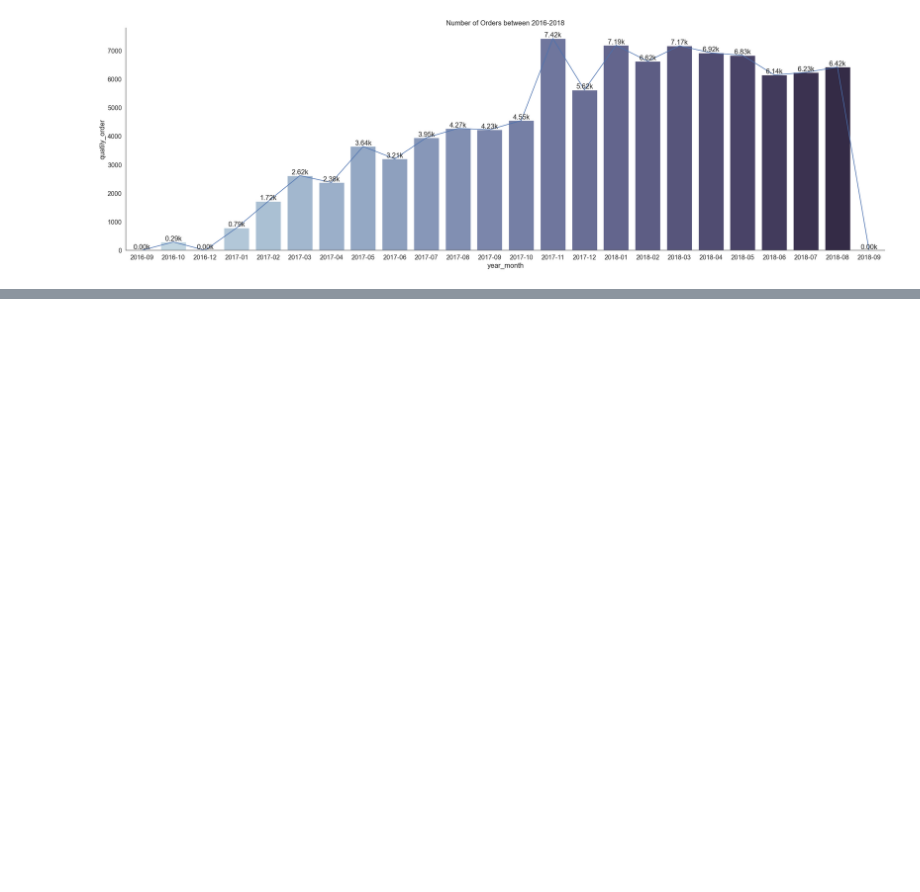
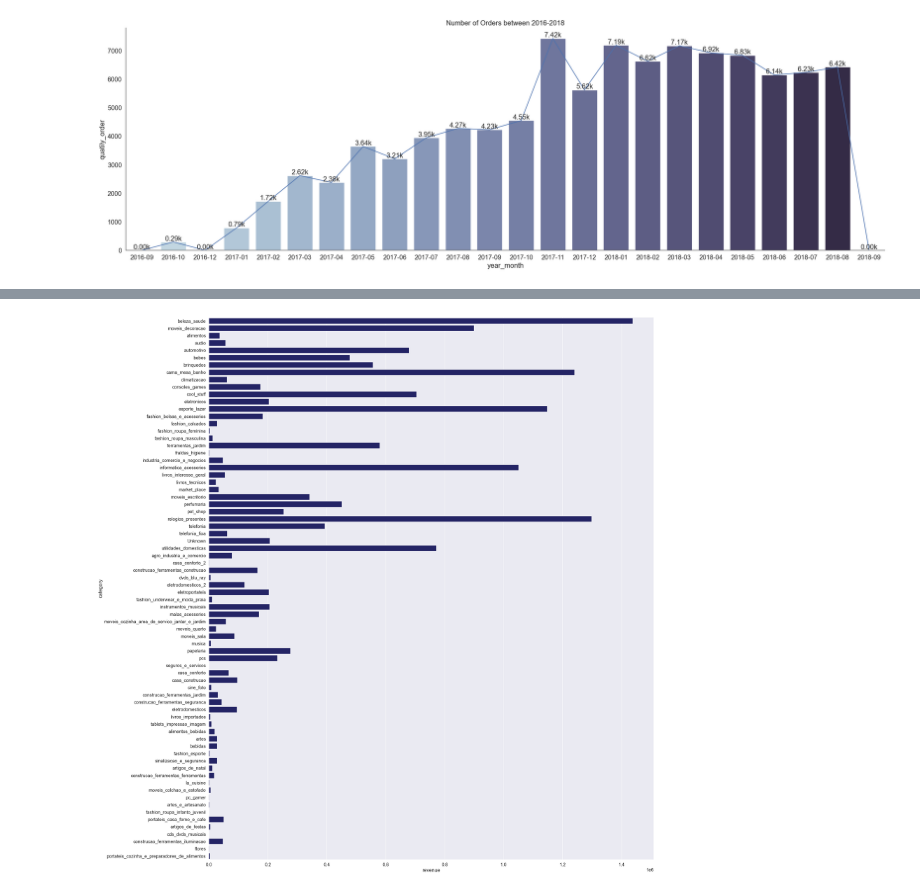
Before and after one commit to DaoNguyetMinh/ecommerce-data-analysis, a Jupyter notebook: Notebooks/Analyst.ipynb, the cells around one changed output, grey strips where cells are left out. Cells and saved outputs as stored; diff of their text form; code cells hidden in the pictures; blank space fills up the shorter version.

Commit message:
pandas analysis exploratory category

```diff
--- a/Notebooks/Analyst.ipynb
+++ b/Notebooks/Analyst.ipynb
@@ -24,7 +24,7 @@ df_customer_type_over_time = pd.read_csv("data-analysis/customer-type-over-time.
 df_customer_order_frequency_buckets = pd.read_csv("data-analysis/customer-order-frequency-buckets.csv")
 
 #Category
-df_growth_over_time = pd.read_csv("data-analysis/category-growth-over-time.csv")
+df_category_growth_over_time = pd.read_csv("data-analysis/category-growth-over-time.csv")
 df_retention_category_rate = pd.read_csv("data-analysis/retention-category-rate.csv")
 
 #Seller
@@ -338,0 +428,4 @@ ax.set_title('Number of Orders between 2016-2018');
+# %%
+df_category_growth_over_time['month'] = pd.to_datetime(df_category_growth_over_time['month'])
+# %%
+df_category_growth_over_time['year_month'] = (df_category_growth_over_time['month'].dt.to_period('M').astype(str))
@@ -338,0 +441,6 @@ ax.set_title('Number of Orders between 2016-2018');
+# %%
+plt.figure(figsize=(25, 25))
+sns.barplot(data=df_category_growth_over_time, x='revenue', y='category',estimator=sum, errorbar=None, color='midnightblue')
+plt.tight_layout()
+# %% [output]
+[figure, added]
```
Also changed, not shown: parts of 30 cells of this notebook, 2 other files.
